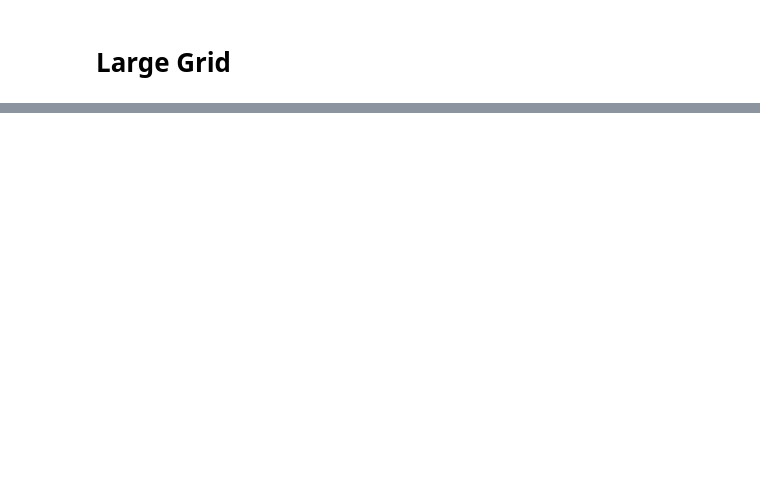
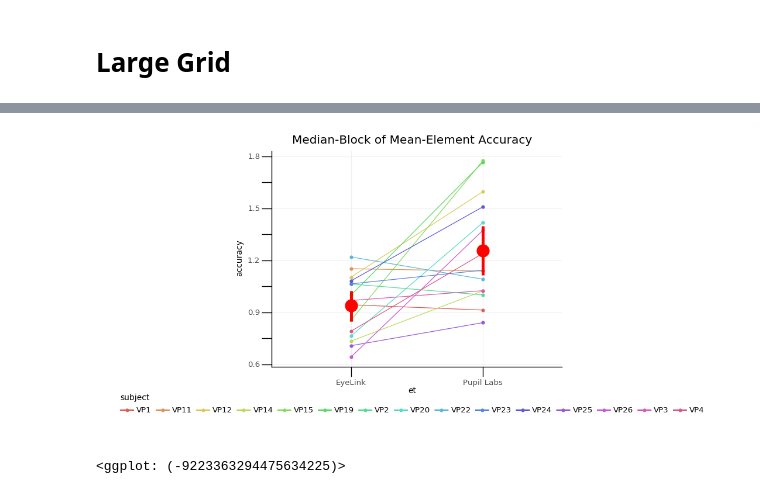
Before and after one commit to behinger/etcomp, a Jupyter notebook: code/be_main.ipynb, the cells around one changed output, grey strips where cells are left out. Cells and saved outputs as stored; diff of their text form; code cells hidden in the pictures; blank space fills up the shorter version.

```diff
--- a/code/be_main.ipynb
+++ b/code/be_main.ipynb
@@ -166,2 +186,4 @@ SMOOTH.plot_init_latency(smoothresult,option="difference")
 # %% [markdown]
 # Large Grid
+# %%
+(etsamples_grid,etmsgs_grid,etevents_grid) = be_load.load_data(algorithm='hmmnosmooth_')
@@ -168,3 +213,3 @@ SMOOTH.plot_init_latency(smoothresult,option="difference")
 # %%
-raw_large_grid_df = condition_df.get_condition_df(data=(etsamples,etmsgs,etevents),condition='LARGE_GRID')
+raw_large_grid_df = condition_df.get_condition_df(data=(etsamples_grid,etmsgs_grid,etevents_grid),condition='LARGE_GRID')
 # %% [output]
@@ -196,0 +235,5 @@ LARGE_GRID.plot_accuracy(raw_large_grid_df, option=None)
+# %%
+LARGE_GRID.plot_accuracy_be(raw_large_grid_df)+ggtitle("Median-Block of Mean-Element Accuracy")
+# %% [output]
+[figure, added]
+<ggplot: (-9223363294475634225)>
```
Also changed, not shown: parts of 34 cells of this notebook, 7 other files.
